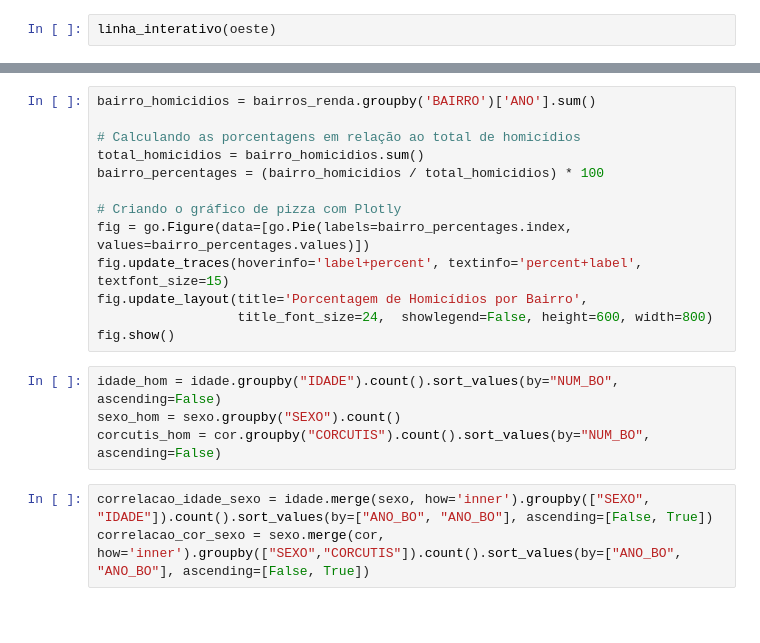
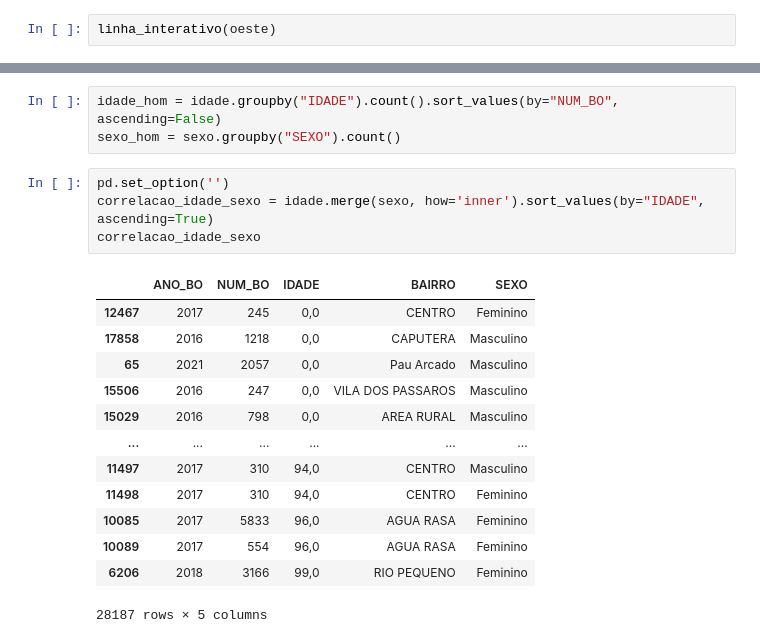
Before and after one commit to Pennini/Curso-Python-2022, a Jupyter notebook: Projeto_Final/projeto_final_crimes.ipynb, the cells around one changed output, grey strips where cells are left out. Drawn from its saved outputs; the diff is of its cells as text; blank space fills up the shorter version.

```diff
--- a/Projeto_Final/projeto_final_crimes.ipynb
+++ b/Projeto_Final/projeto_final_crimes.ipynb
@@ -418,21 +451,22 @@ plot_zona(bairros_renda, "Comparação bairros maior e menor renda")
-# %%
-bairro_homicidios = bairros_renda.groupby('BAIRRO')['ANO'].sum()
-
-# Calculando as porcentagens em relação ao total de homicídios
-total_homicidios = bairro_homicidios.sum()
-bairro_percentages = (bairro_homicidios / total_homicidios) * 100
-
-# Criando o gráfico de pizza com Plotly
-fig = go.Figure(data=[go.Pie(labels=bairro_percentages.index, values=bairro_percentages.values)])
-fig.update_traces(hoverinfo='label+percent', textinfo='percent+label', textfont_size=15)
-fig.update_layout(title='Porcentagem de Homicídios por Bairro',
-                  title_font_size=24,  showlegend=False, height=600, width=800)
-fig.show()
 # %%
 idade_hom = idade.groupby("IDADE").count().sort_values(by="NUM_BO", ascending=False)
 sexo_hom = sexo.groupby("SEXO").count()
-corcutis_hom = cor.groupby("CORCUTIS").count().sort_values(by="NUM_BO", ascending=False)
-# %%
-correlacao_idade_sexo = idade.merge(sexo, how='inner').groupby(["SEXO", "IDADE"]).count().sort_values(by=["ANO_BO", "ANO_BO"], ascending=[False, True])
-correlacao_cor_sexo = sexo.merge(cor, how='inner').groupby(["SEXO","CORCUTIS"]).count().sort_values(by=["ANO_BO", "ANO_BO"], ascending=[False, True])
+# %%
+pd.set_option('')
+correlacao_idade_sexo = idade.merge(sexo, how='inner').sort_values(by="IDADE", ascending=True)
+correlacao_idade_sexo
+# %% [output]
+|  | ANO_BO | NUM_BO | IDADE | BAIRRO | SEXO |
+| 12467 | 2017 | 245 | 0,0 | CENTRO | Feminino |
+| 17858 | 2016 | 1218 | 0,0 | CAPUTERA | Masculino |
+| 65 | 2021 | 2057 | 0,0 | Pau Arcado | Masculino |
+| 15506 | 2016 | 247 | 0,0 | VILA DOS PASSAROS | Masculino |
+| 15029 | 2016 | 798 | 0,0 | AREA RURAL | Masculino |
+| ... | ... | ... | ... | ... | ... |
+| 11497 | 2017 | 310 | 94,0 | CENTRO | Masculino |
+| 11498 | 2017 | 310 | 94,0 | CENTRO | Feminino |
+| 10085 | 2017 | 5833 | 96,0 | AGUA RASA | Feminino |
+| 10089 | 2017 | 554 | 96,0 | AGUA RASA | Feminino |
+| 6206 | 2018 | 3166 | 99,0 | RIO PEQUENO | Feminino |
+28187 rows × 5 columns
 # %%
```
Also changed, not shown: parts of 24 cells of this notebook.
